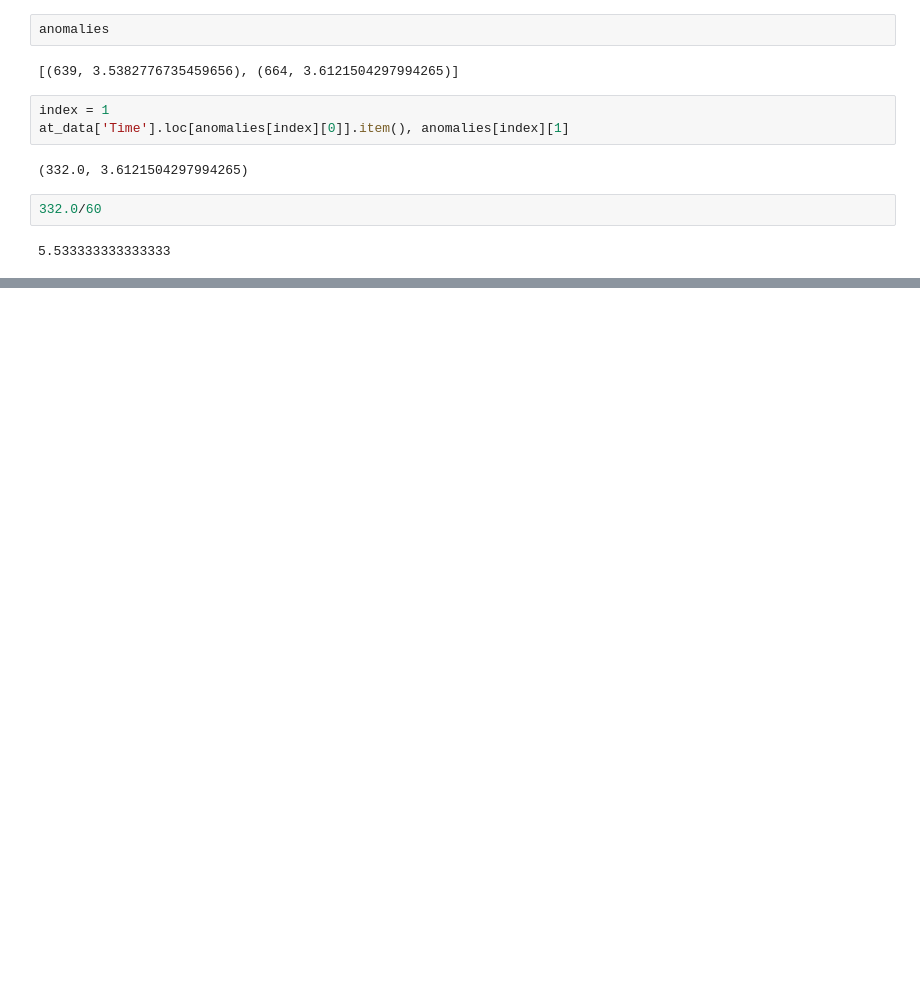
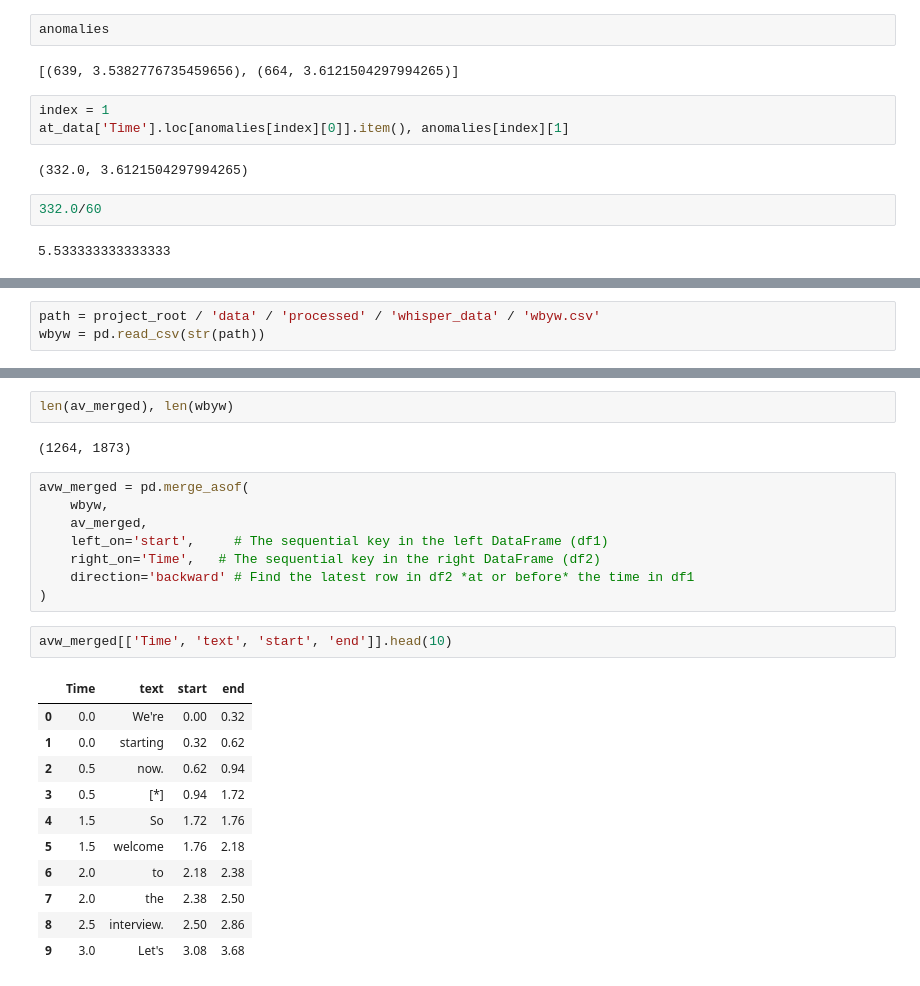
Before and after one commit to Ak62007/Multimodel-Reasoning, a Jupyter notebook: notebooks/data_ana_merge.ipynb, the cells around one changed output, grey strips where cells are left out. Drawn from its saved outputs; the diff is of its cells as text; blank space fills up the shorter version.

```diff
--- a/notebooks/data_ana_merge.ipynb
+++ b/notebooks/data_ana_merge.ipynb
@@ -698,0 +700,3 @@ at_data['Time'].loc[anomalies[index][0]].item(), anomalies[index][1]
+# %%
+path = project_root / 'data' / 'processed' / 'whisper_data' / 'wbyw.csv'
+wbyw = pd.read_csv(str(path))
@@ -698,0 +740,26 @@ at_data['Time'].loc[anomalies[index][0]].item(), anomalies[index][1]
+# %%
+len(av_merged), len(wbyw)
+# %% [output]
+(1264, 1873)
+# %%
+avw_merged = pd.merge_asof(
+    wbyw,
+    av_merged,
+    left_on='start',     # The sequential key in the left DataFrame (df1)
+    right_on='Time',   # The sequential key in the right DataFrame (df2)
+    direction='backward' # Find the latest row in df2 *at or before* the time in df1
+)
+# %%
+avw_merged[['Time', 'text', 'start', 'end']].head(10)
+# %% [output]
+|  | Time | text | start | end |
+| 0 | 0.0 | We're | 0.00 | 0.32 |
+| 1 | 0.0 | starting | 0.32 | 0.62 |
+| 2 | 0.5 | now. | 0.62 | 0.94 |
+| 3 | 0.5 | [*] | 0.94 | 1.72 |
+| 4 | 1.5 | So | 1.72 | 1.76 |
+| 5 | 1.5 | welcome | 1.76 | 2.18 |
+| 6 | 2.0 | to | 2.18 | 2.38 |
+| 7 | 2.0 | the | 2.38 | 2.50 |
+| 8 | 2.5 | interview. | 2.50 | 2.86 |
+| 9 | 3.0 | Let's | 3.08 | 3.68 |
```
Also changed, not shown: parts of 20 cells of this notebook, 1 other file.
